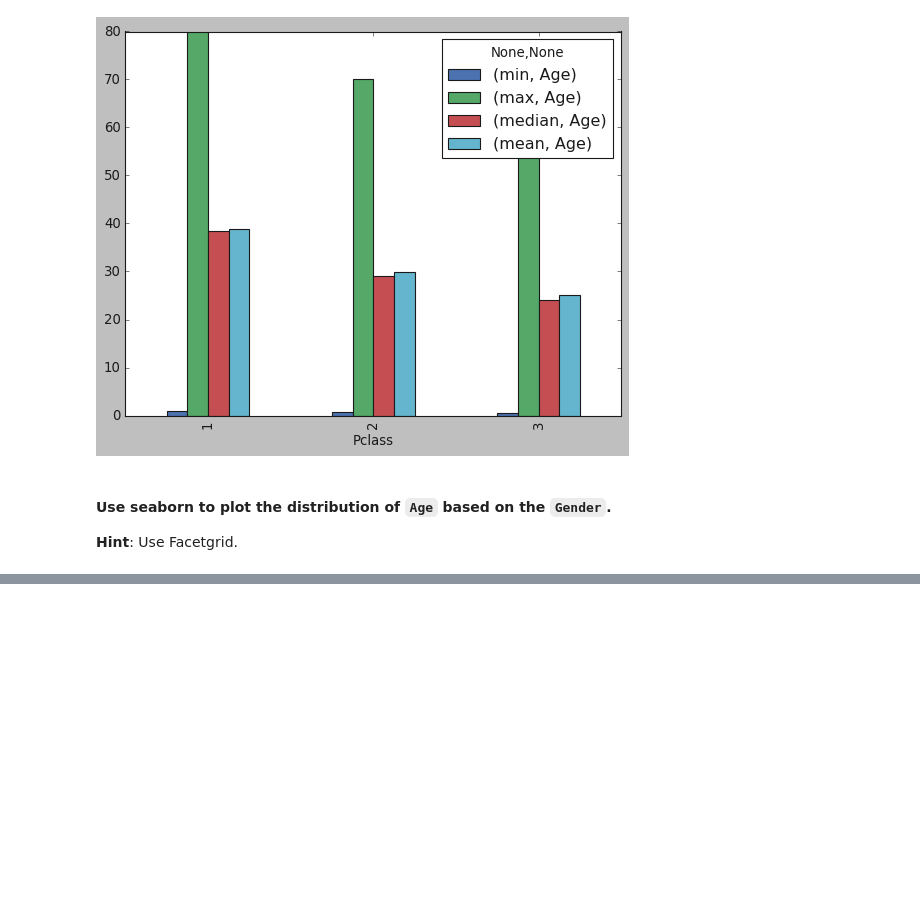
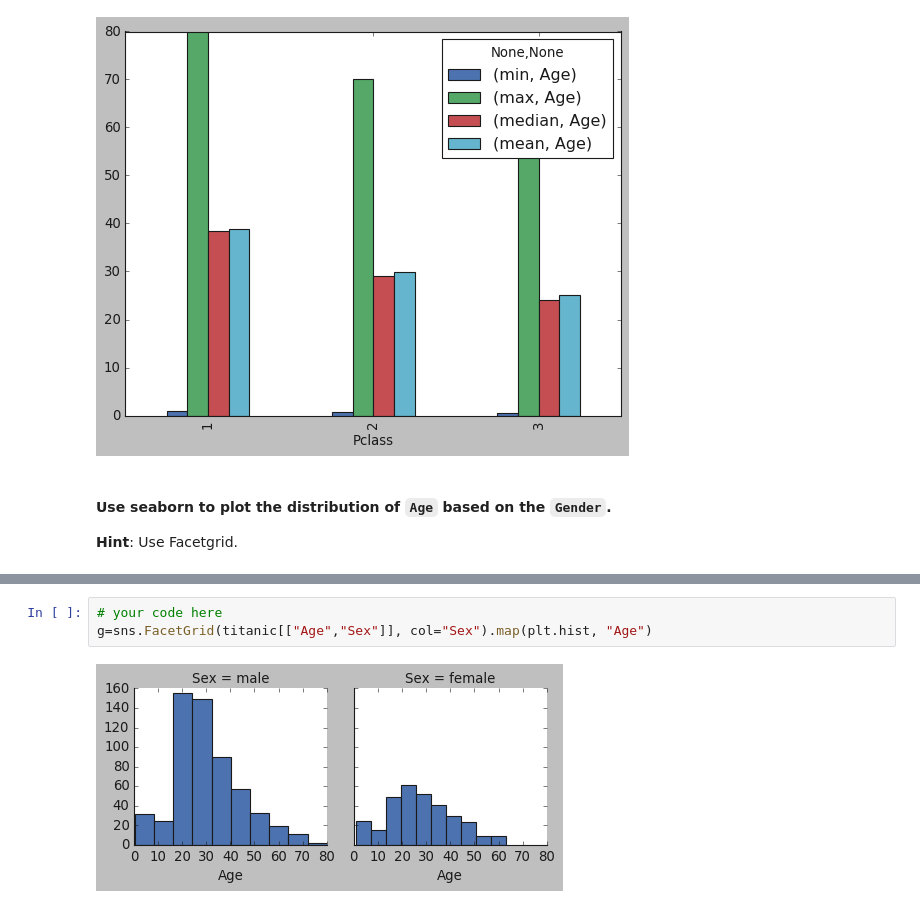
Before and after one commit to Tilltheman92/dataV2-labs, a Jupyter notebook: module-2/Matplotlib-Seaborn/your-code/main.ipynb, the cells around one changed output, grey strips where cells are left out. Cells and saved outputs as stored; diff of their text form; blank space fills up the shorter version.

```diff
--- a/module-2/Matplotlib-Seaborn/your-code/main.ipynb
+++ b/module-2/Matplotlib-Seaborn/your-code/main.ipynb
@@ -429,0 +421,5 @@ TypeError: cannot perform reduce with flexible type
+# %%
+# your code here
+g=sns.FacetGrid(titanic[["Age","Sex"]], col="Sex").map(plt.hist, "Age")
+# %% [output]
+[figure, added]
```
Also changed, not shown: parts of 1 cell of this notebook.
